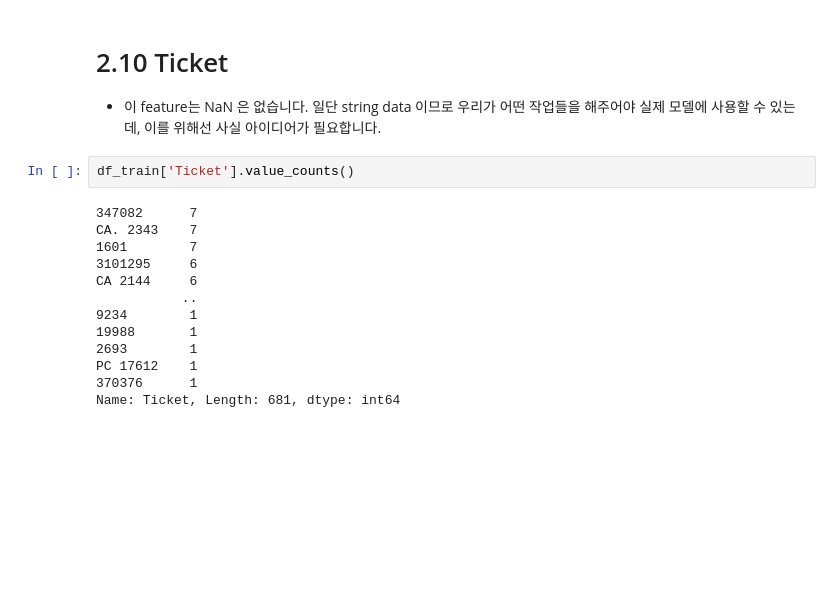
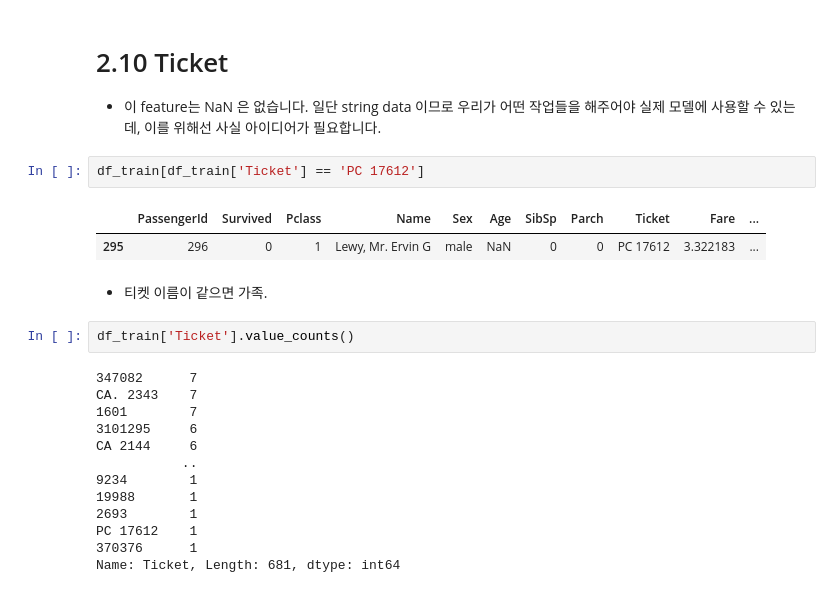
Before and after one commit to JHyeok-Choi/Kaggle_Transcription, a Jupyter notebook: [KT-01]Titanic-Machine-Learning-from-Disaster/titanic-machine-learning-from-disaster.ipynb, the cells around one changed output. Saved outputs shown, nothing was run; the diff lists cells and outputs as text; blank space fills up the shorter version.

```diff
--- a/[KT-01]Titanic-Machine-Learning-from-Disaster/titanic-machine-learning-from-disaster.ipynb
+++ b/[KT-01]Titanic-Machine-Learning-from-Disaster/titanic-machine-learning-from-disaster.ipynb
@@ -476,6 +497,13 @@ df_train.head()
 # 2.10 Ticket
 
 * 이 feature는 NaN 은 없습니다. 일단 string data 이므로 우리가 어떤 작업들을 해주어야 실제 모델에 사용할 수 있는데, 이를 위해선 사실 아이디어가 필요합니다.
+# %%
+df_train[df_train['Ticket'] == 'PC 17612']
+# %% [output]
+|  | PassengerId | Survived | Pclass | Name | Sex | Age | SibSp | Parch | Ticket | Fare | ... |
+| 295 | 296 | 0 | 1 | Lewy, Mr. Ervin G | male | NaN | 0 | 0 | PC 17612 | 3.322183 | ... |
+# %% [markdown]
+* 티켓 이름이 같으면 가족.
 # %%
 df_train['Ticket'].value_counts()
 # %% [output]
```
Also changed, not shown: parts of 15 cells of this notebook.
